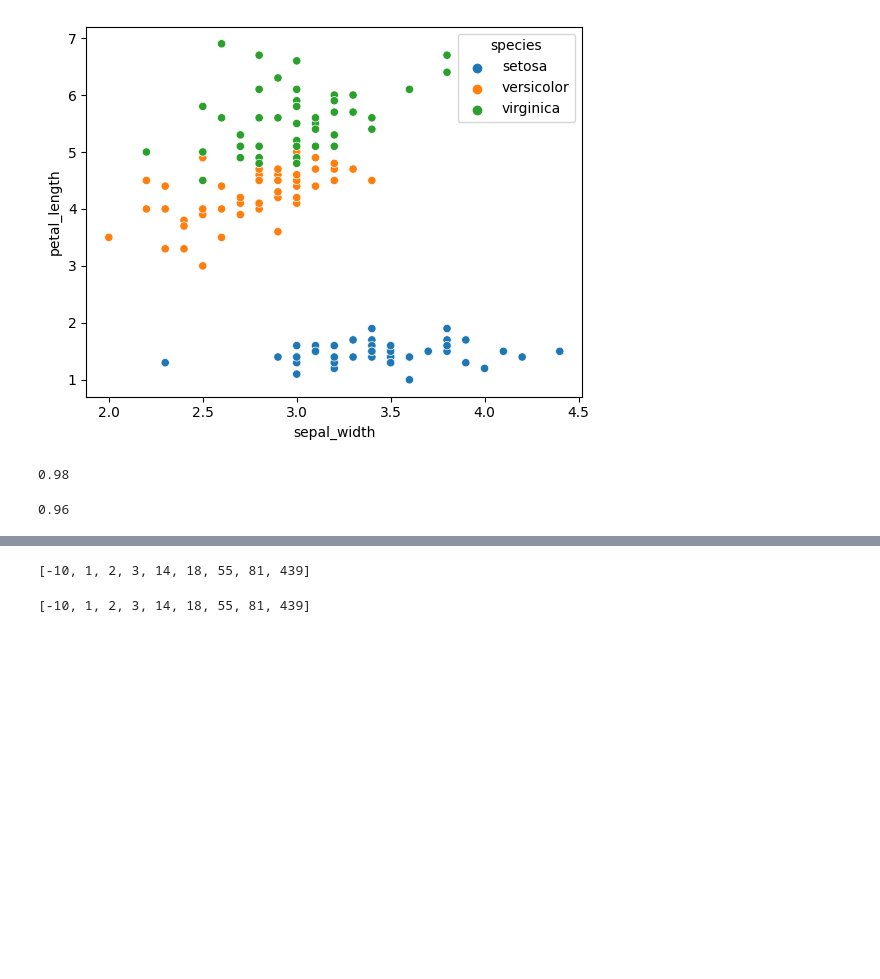
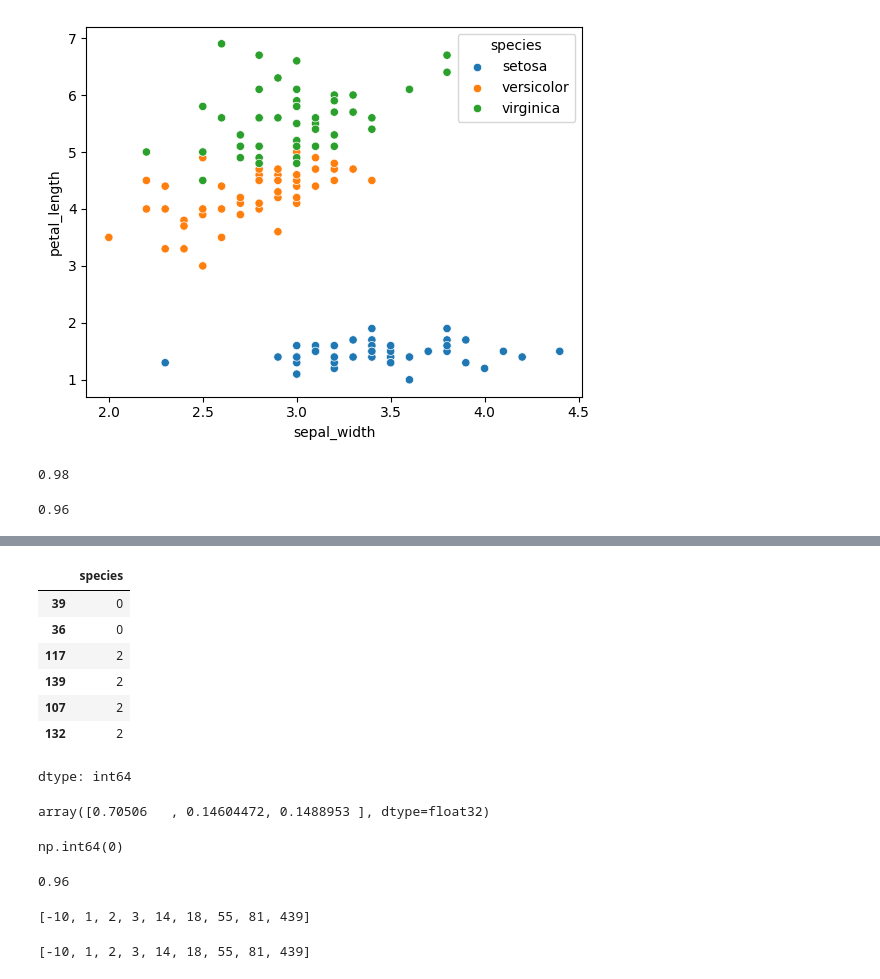
Before and after one commit to valeraboyko2002/test, a Jupyter notebook: data_structure_and_algorithms.ipynb, the cells around one changed output, grey strips where cells are left out. Saved outputs shown, nothing was run; the diff lists cells and outputs as text; code cells hidden in the pictures; blank space fills up the shorter version.

```diff
--- a/data_structure_and_algorithms.ipynb
+++ b/data_structure_and_algorithms.ipynb
@@ -1020,0 +1039,15 @@ plt.show()
+# %%
+mapping = {'setosa':0,"versicolor" : 1, "virginica": 2}
+y_train_int = y_train.map(mapping)
+y_test_int = y_test.map(mapping)
+# %%
+y_train_int[0:6]
+# %% [output]
+|  | species |
+| 39 | 0 |
+| 36 | 0 |
+| 117 | 2 |
+| 139 | 2 |
+| 107 | 2 |
+| 132 | 2 |
+dtype: int64
@@ -1021,3 +1057,26 @@ plt.show()
+# %%
+param = {
+    'eta':.1,
+    'max_depth': 2,
+    'objective': 'multi:softprob',
+    'num_class':3
+}
+steps = 10
+
+xg_model = xgb.train(param,d_train, steps)
+xg_hat = xg_model.predict(d_test)
+xg_hat[0]
+# %% [output]
+array([0.70506   , 0.14604472, 0.1488953 ], dtype=float32)
+# %%
+xg_hat = np.asarray([np.argmax(line) for line in xg_hat])
+xg_hat[0]
+# %% [output]
+np.int64(0)
+# %%
+accuracy_score(xg_hat, y_test_int)
+# %% [output]
+0.96
 # %%
 # QUICKSORT KINDA
 def smallest_number(arr):
```
Also changed, not shown: parts of 26 cells of this notebook.
